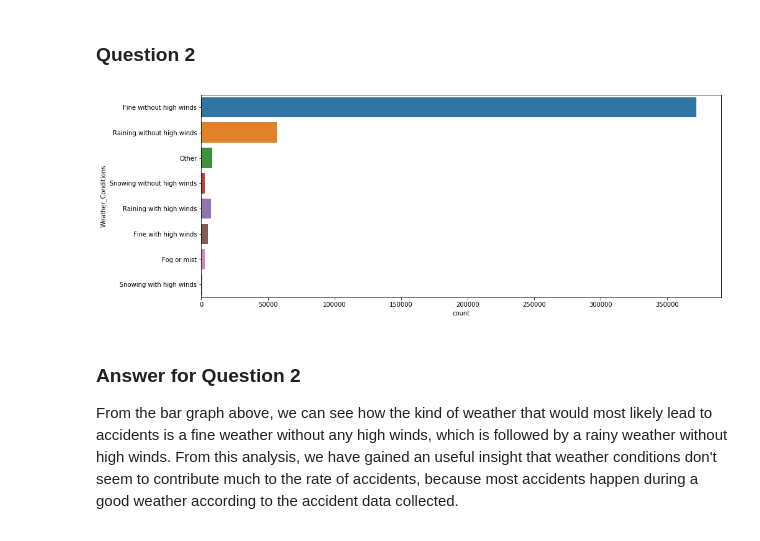
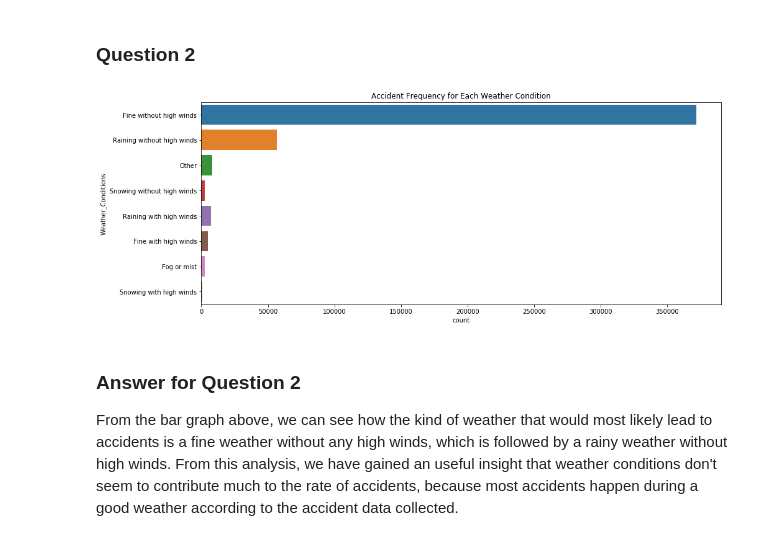
Before and after one commit to jcylim/Write_A_Data_Science_Blog, a Jupyter notebook: Data Science Blog Post.ipynb, the cells around one changed output. Drawn from its saved outputs; the diff is of its cells as text; code cells hidden in the pictures.

```diff
--- a/Data Science Blog Post.ipynb
+++ b/Data Science Blog Post.ipynb
@@ -246,9 +247,10 @@ As seen from the list above, there are a total of 12 time periods that have equa
 # %%
 # Q: What kind of weather is most likely to lead to accidents?
 fig, ax = plt.subplots(figsize=(15, 6))
 ax = sns.countplot(y='Weather_Conditions', data=data)
+ax.title.set_text('Accident Frequency for Each Weather Condition')
 # %% [output]
-[figure, old version]
+[figure, new version]
 # %% [markdown]
 ### Answer for Question 2
 From the bar graph above, we can see how the kind of weather that would most likely lead to accidents is a fine weather without any high winds, which is followed by a rainy weather without high winds. From this analysis, we have gained an useful insight that weather conditions don't seem to contribute much to the rate of accidents, because most accidents happen during a good weather according to the accident data collected.
```
Also changed, not shown: parts of 4 cells of this notebook.
